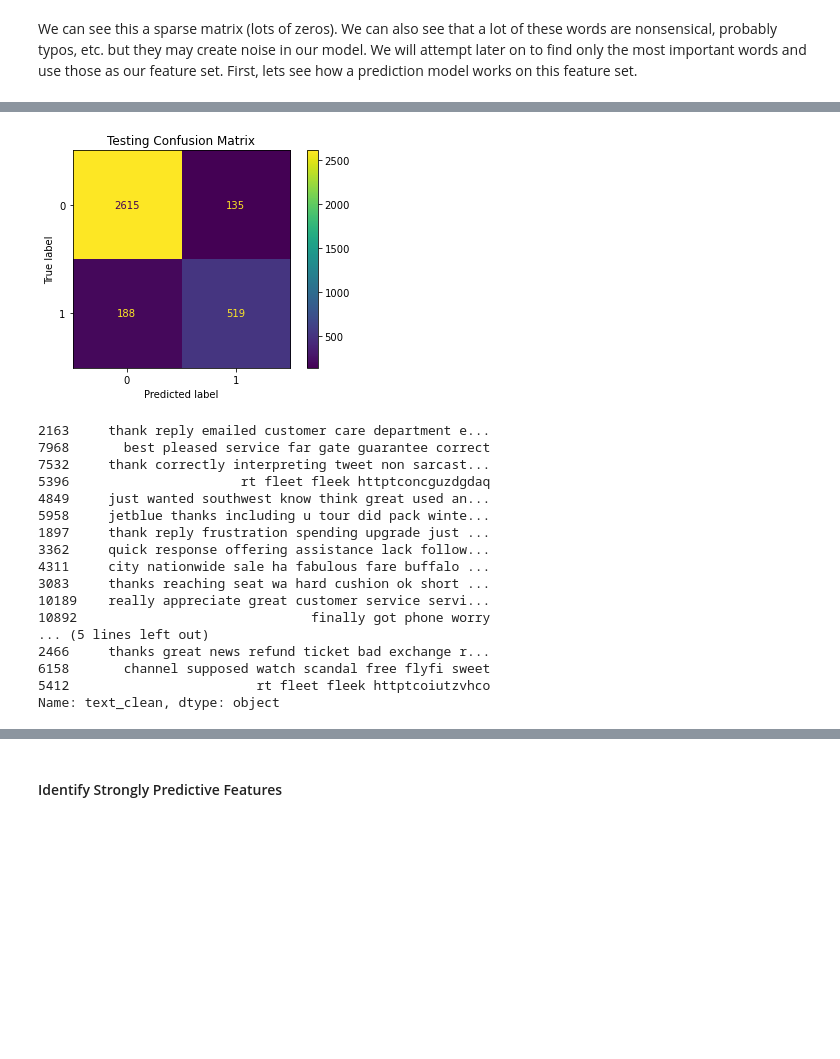
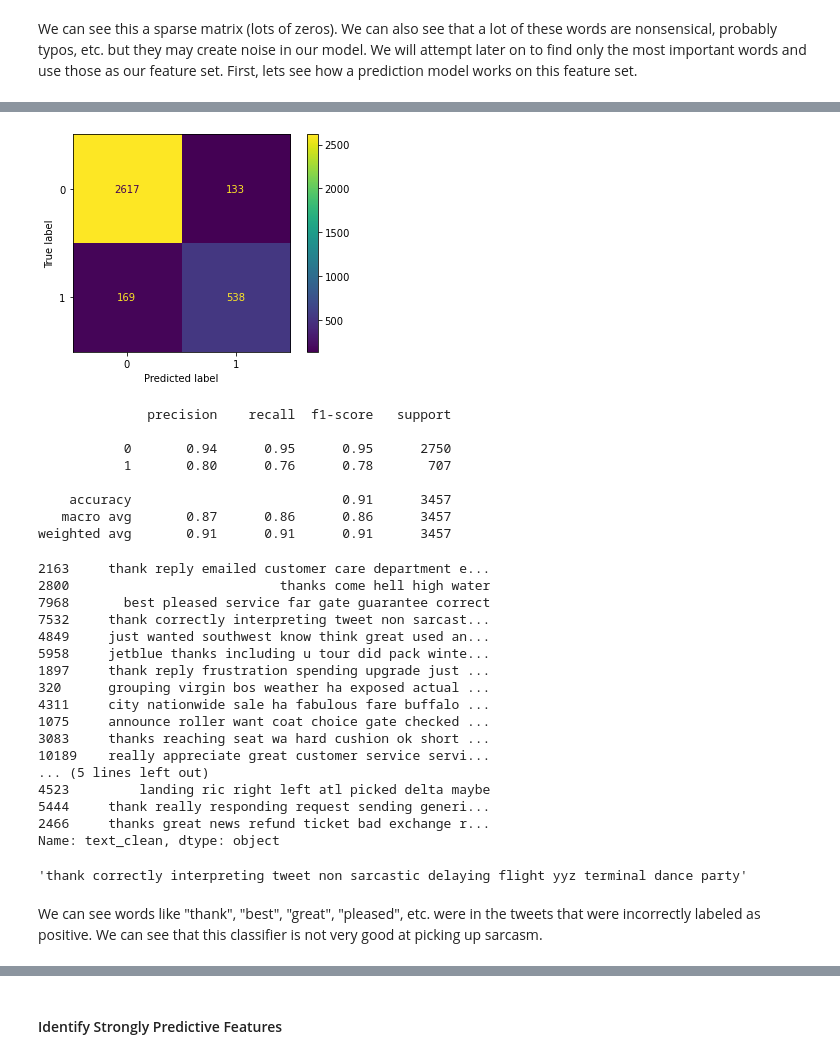
Before and after one commit to RishabGhose/US_Airline_SentimentAnalysis, a Jupyter notebook: notebooks/02_modeling.ipynb, the cells around one changed output, grey strips where cells are left out. Cells and saved outputs as stored; diff of their text form; code cells hidden in the pictures; blank space fills up the shorter version.

Commit message:
updating notebooks and adding final report

```diff
--- a/notebooks/02_modeling.ipynb
+++ b/notebooks/02_modeling.ipynb
@@ -198,11 +243,11 @@ Best score:  0.8985872410821276
 # %%
-vect4 = CountVectorizer(max_df = grid_tf_nb.best_params_['vectorizer__max_df'],
+vect5 = TfidfVectorizer(max_df = grid_tf_nb.best_params_['vectorizer__max_df'],
                         min_df = grid_tf_nb.best_params_['vectorizer__min_df'],
                         ngram_range = grid_tf_nb.best_params_['vectorizer__ngram_range'])
-X_train_dtm4 = vect4.fit_transform(X_train)
-X_test_dtm4 = vect4.transform(X_test)
+X_train_dtm5 = vect5.fit_transform(X_train)
+X_test_dtm5 = vect5.transform(X_test)
 
 nb2 = MultinomialNB(alpha = grid_tf_nb.best_params_['classifier__alpha'])
-nb2.fit(X_train_dtm4, y_train)
-nb2.score(X_test_dtm4, y_test)
+nb2.fit(X_train_dtm5, y_train)
+metrics.roc_auc_score(y_test, nb2.predict_proba(X_test_dtm5)[:,1])
 # %% [output]
@@ -209,0 +257,6 @@ nb2.score(X_test_dtm4, y_test)
+# %%
+grid_tf_svc.fit(X_train, y_train)
+
+print('TfidfVectorizer & Support Vector Classifier CV Performance')
+print('Best parameters: ', grid_tf_svc.best_params_)
+print('Best score: ', grid_tf_svc.best_score_ )
@@ -209,0 +267,10 @@ nb2.score(X_test_dtm4, y_test)
+# %%
+vect6 = TfidfVectorizer(max_df = grid_tf_svc.best_params_['vectorizer__max_df'],
+                        min_df = grid_tf_svc.best_params_['vectorizer__min_df'],
+                        ngram_range = grid_tf_svc.best_params_['vectorizer__ngram_range'])
+X_train_dtm6 = vect6.fit_transform(X_train)
+X_test_dtm6 = vect6.transform(X_test)
+
+svc2 = SVC(kernel = grid_cv_svc.best_params_['classifier__kernel'], gamma = grid_cv_svc.best_params_['classifier__gamma'])
+svc2.fit(X_train_dtm6, y_train)
+metrics.roc_auc_score(y_test, svc2.predict(X_test_dtm6))
@@ -214,15 +283,15 @@ We can see that the TfidfVectorizer and Logistic Regression Combination had the
 # %%
 #Redefine names of vectorizers, sets, and model for ease of further evaluation
-vect = CountVectorizer(max_df = grid_cv_nb.best_params_['vectorizer__max_df'],
-                              min_df = grid_cv_nb.best_params_['vectorizer__min_df'],
-                              ngram_range = grid_cv_nb.best_params_['vectorizer__ngram_range'])
+vect = CountVectorizer(max_df = grid_cv_lr.best_params_['vectorizer__max_df'],
+                       min_df = grid_cv_lr.best_params_['vectorizer__min_df'],
+                       ngram_range = grid_cv_lr.best_params_['vectorizer__ngram_range'])
 X_train_dtm = vect.fit_transform(X_train)
 X_test_dtm = vect.transform(X_test)
 
-nb = MultinomialNB(alpha = grid_cv_nb.best_params_['classifier__alpha'])
-nb.fit(X_train_dtm, y_train)
-y_pred_train = nb.predict(X_train_dtm)
-y_pred_test = nb.predict(X_test_dtm)
+lr = LogisticRegression(C = grid_cv_lr.best_params_['classifier__C'], max_iter = 1000)
+lr.fit(X_train_dtm, y_train)
+y_pred_train = lr.predict_proba(X_train_dtm)[:,1]
+y_pred_test = lr.predict_proba(X_test_dtm)[:,1]
 # %%
 #Look at the train set as a pandas Dataframe
 pd.DataFrame(X_train_dtm.toarray(), columns=vect.get_feature_names())
@@ -257,30 +368,47 @@ We can see that this model performs quite well. It also does not seem to be over
 # %%
 #Let's look at the confusion matrix for the test
-cm = metrics.confusion_matrix(y_test, y_pred_test)
+cm = metrics.confusion_matrix(y_test, lr.predict_proba(X_test_dtm)[:,1] > 0.386)
 disp = metrics.ConfusionMatrixDisplay(confusion_matrix=cm)
 disp.plot()
-plt.title("Testing Confusion Matrix")
 plt.show()
 # %% [output]
-[figure, old version]
+[figure, new version]
+# %%
+print(metrics.classification_report(y_test, lr.predict_proba(X_test_dtm)[:,1] > 0.386))
+# %% [output]
+              precision    recall  f1-score   support
+
+           0       0.94      0.95      0.95      2750
+           1       0.80      0.76      0.78       707
+
+    accuracy                           0.91      3457
+   macro avg       0.87      0.86      0.86      3457
+weighted avg       0.91      0.91      0.91      3457
 # %%
 # print message text for the false positives (negative tweets incorrectly labeled as positive)
-X_test[y_test < y_pred_test].head(20)
+y_positive = lr.predict_proba(X_test_dtm)[:,1] > 0.386
+X_test[y_test < y_positive.astype(int)].head(20)
 # %% [output]
 2163     thank reply emailed customer care department e...
+2800                           thanks come hell high water
 7968       best pleased service far gate guarantee correct
 7532     thank correctly interpreting tweet non sarcast...
-5396                      rt fleet fleek httptconcguzdgdaq
 4849     just wanted southwest know think great used an...
 5958     jetblue thanks including u tour did pack winte...
 1897     thank reply frustration spending upgrade just ...
-3362     quick response offering assistance lack follow...
+320      grouping virgin bos weather ha exposed actual ...
 4311     city nationwide sale ha fabulous fare buffalo ...
+1075     announce roller want coat choice gate checked ...
 3083     thanks reaching seat wa hard cushion ok short ...
 10189    really appreciate great customer service servi...
-10892                              finally got phone worry
 ... (5 lines left out)
+4523         landing ric right left atl picked delta maybe
+5444     thank really responding request sending generi...
 2466     thanks great news refund ticket bad exchange r...
-6158       channel supposed watch scandal free flyfi sweet
-5412                        rt fleet fleek httptcoiutzvhco
 Name: text_clean, dtype: object
+# %%
+X_test[7532]
+# %% [output]
+'thank correctly interpreting tweet non sarcastic delaying flight yyz terminal dance party'
+# %% [markdown]
+We can see words like "thank", "best", "great", "pleased", etc. were in the tweets that were incorrectly labeled as positive. We can see that this classifier is not very good at picking up sarcasm.
```
Also changed, not shown: parts of 50 cells of this notebook, 4 other files.
